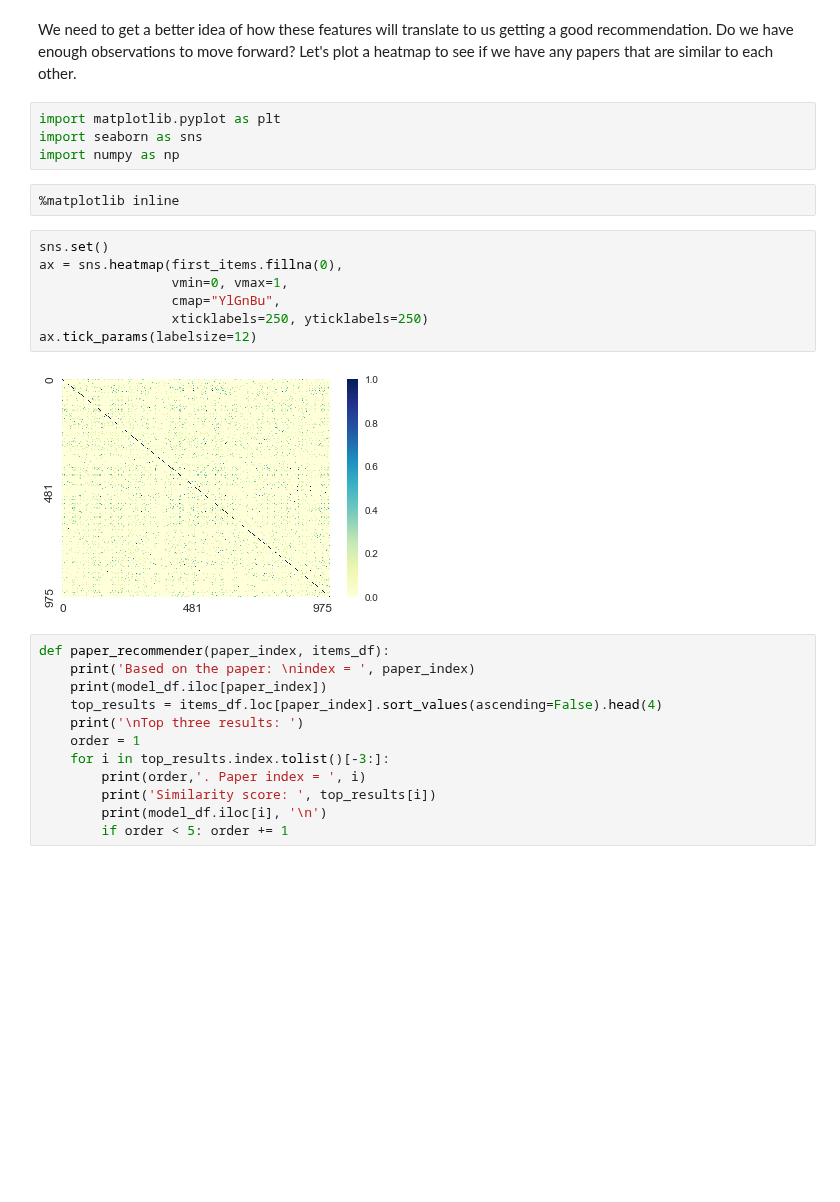
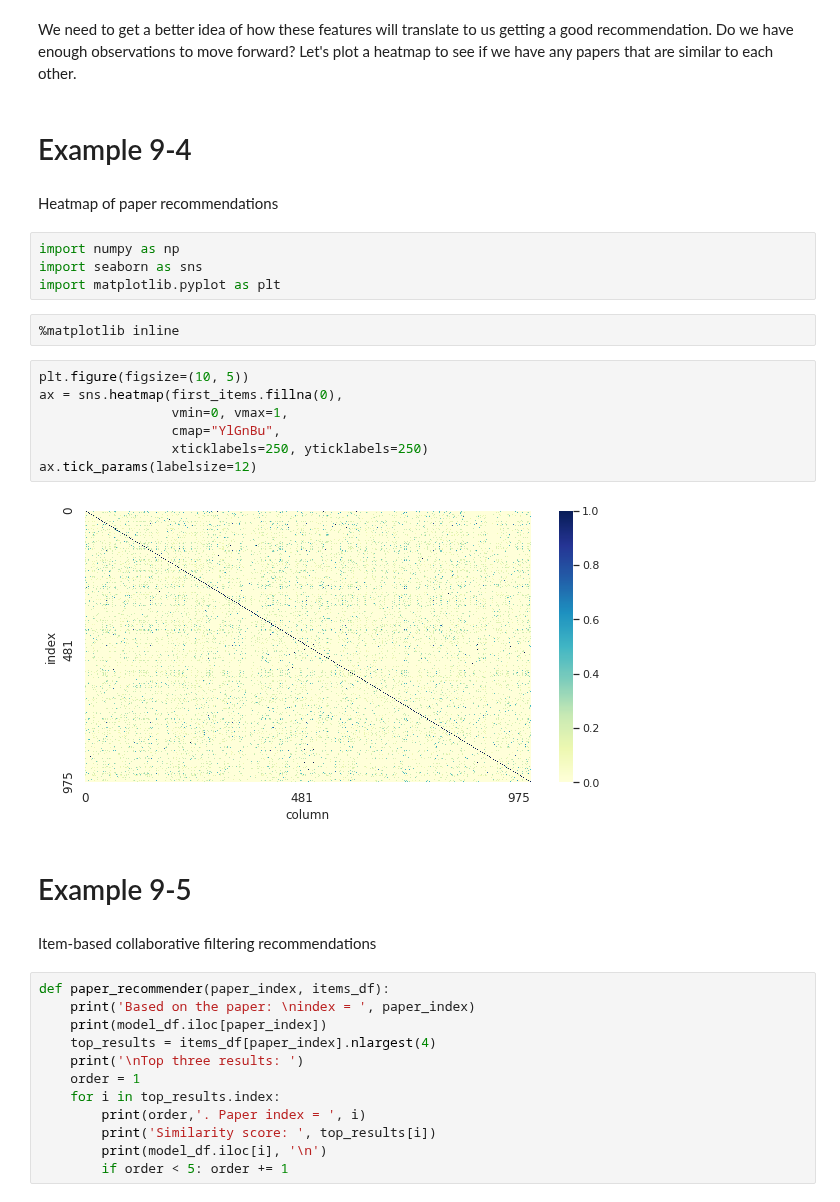
Before and after one commit to alicezheng/feature-engineering-book, a Jupyter notebook: source/09.01-05_[End-to-End_Example]_Recommender_Take_1.ipynb, the cells around one changed output. Cells and saved outputs as stored; diff of their text form; blank space fills up the shorter version.

Commit message:
Complete examples 09.02-05

```diff
--- a/source/09.01-05_[End-to-End_Example]_Recommender_Take_1.ipynb
+++ b/source/09.01-05_[End-to-End_Example]_Recommender_Take_1.ipynb
@@ -158,28 +165,36 @@ Wall time: 8min
 # %% [markdown]
 We need to get a better idea of how these features will translate to us getting a good recommendation. Do we have enough observations to move forward? Let's plot a heatmap to see if we have any papers that are similar to each other.
+# %% [markdown]
+# Example 9-4
+# %% [markdown]
+Heatmap of paper recommendations
 # %%
+import numpy as np
+import seaborn as sns
 import matplotlib.pyplot as plt
-import seaborn as sns
-import numpy as np
 # %%
 %matplotlib inline
 # %%
-sns.set()
+plt.figure(figsize=(10, 5))
 ax = sns.heatmap(first_items.fillna(0),
                  vmin=0, vmax=1,
                  cmap="YlGnBu",
                  xticklabels=250, yticklabels=250)
 ax.tick_params(labelsize=12)
 # %% [output]
-[figure, old version]
+[figure, new version]
+# %% [markdown]
+# Example 9-5
+# %% [markdown]
+Item-based collaborative filtering recommendations
 # %%
 def paper_recommender(paper_index, items_df):
     print('Based on the paper: \nindex = ', paper_index)
     print(model_df.iloc[paper_index])
-    top_results = items_df.loc[paper_index].sort_values(ascending=False).head(4)
+    top_results = items_df[paper_index].nlargest(4)
     print('\nTop three results: ')
     order = 1
-    for i in top_results.index.tolist()[-3:]:
+    for i in top_results.index:
         print(order,'. Paper index = ', i)
         print('Similarity score: ', top_results[i])
         print(model_df.iloc[i], '\n')
```
Also changed, not shown: parts of 11 cells of this notebook.
